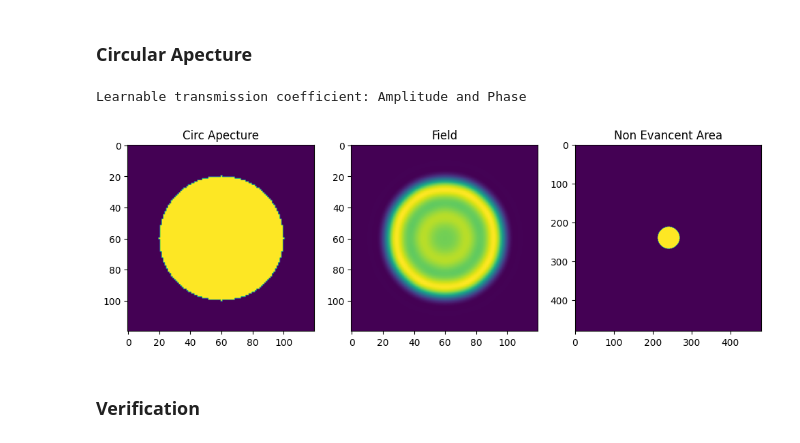
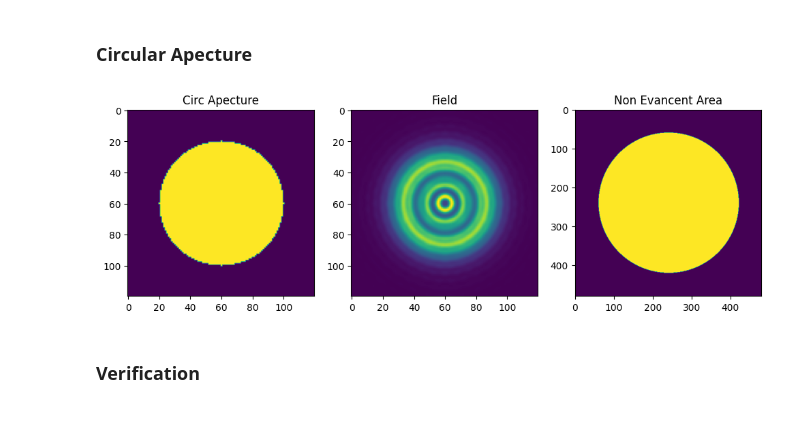
Before and after one commit to sanjith1999/FRIS, a Jupyter notebook: forward_model/verification.ipynb, the cells around one changed output. Drawn from its saved outputs; the diff is of its cells as text; code cells hidden in the pictures.

```diff
--- a/forward_model/verification.ipynb
+++ b/forward_model/verification.ipynb
@@ -6,42 +6,41 @@ import libs.forward_model as fm
 import numpy as np
 # %% [markdown]
 ### Circular Apecture
-# %%
-Nx = Ny = 120
-dx, dz = 2*1e-6,2*1e-6
-lam = .532*1e-6
-mask_factor = 1/64
-aNs = AS.d2nnASwWindow_layer(n_neurons_input = Nx, n_neurons_output=Nx, delta_z=dz, lambda_=lam, neuron_size = dx,mask_factor=mask_factor)
-# %% [output]
-Learnable transmission coefficient: Amplitude and Phase
 # %%
+Nx, Ny = 120, 120
+dx, dy, dz = .2,.2, 2 #um
+lambda_ = .532 # um
+mask_factor = 1
+aNs = AS.d2nnASwWindow_layer( Nx, Ny, dx, dy, dz, lambda_, device= 'cpu', mask_factor = mask_factor)
+
 
 R , cx, cy = Nx//3, Nx//2, Ny//2
 circ_apecture = torch.zeros((Nx,Ny)).float()
 X = torch.linspace(0, Nx-1, Nx)
 Y = torch.linspace(0, Ny-1, Ny)
 
 x,y = torch.meshgrid(X, Y)
 distance = torch.sqrt((x - cx)**2 + (y - cy)**2 )
 in_circ = distance <= R
 circ_apecture[in_circ] = 1
+
+
+aNs.find_transfer_function( 10*dz, mask_factor)
+
+output_field = aNs.forward(circ_apecture.unsqueeze(0).float())
+field = (output_field.abs()**2).detach()
+
+fig, axes = plt.subplots(1,3, figsize=(12, 6))
+
+axes[0].imshow(circ_apecture)
+axes[0].set_title("Circ Apecture")
+axes[1].imshow(field[0])
+axes[1].set_title("Field")
+axes[2].imshow(AS.non_evancent_area)
+axes[2].set_title("Non Evancent Area")
+plt.show()
+# %% [output]
+[figure, added]
-# %%
-aNs.find_transfer_function(delta_z = 10 * dz, mask_factor=mask_factor/64)
-
-output_field = aNs.forward(circ_apecture.unsqueeze(0).float())
-field = (output_field.abs()**2).detach()
-
-fig, axes = plt.subplots(1,3, figsize=(12, 6))
-
-axes[0].imshow(circ_apecture)
-axes[0].set_title("Circ Apecture")
-axes[1].imshow(field[0])
-axes[1].set_title("Field")
-axes[2].imshow(AS.non_evancent_area)
-axes[2].set_title("Non Evancent Area")
-plt.show()
-# %% [output]
-[figure, removed]
 # %% [markdown]
 ### Verification
 # %%
```
Also changed, not shown: parts of 5 cells of this notebook, 8 other files.
